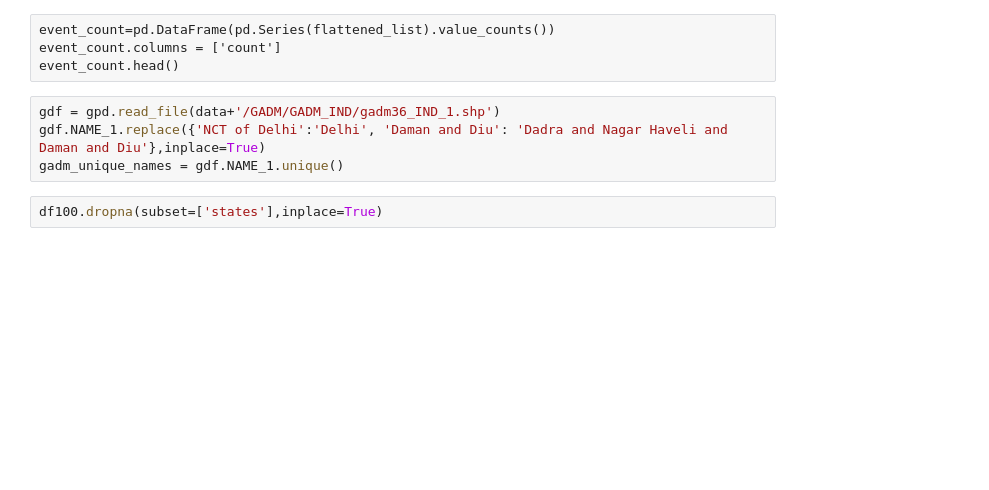
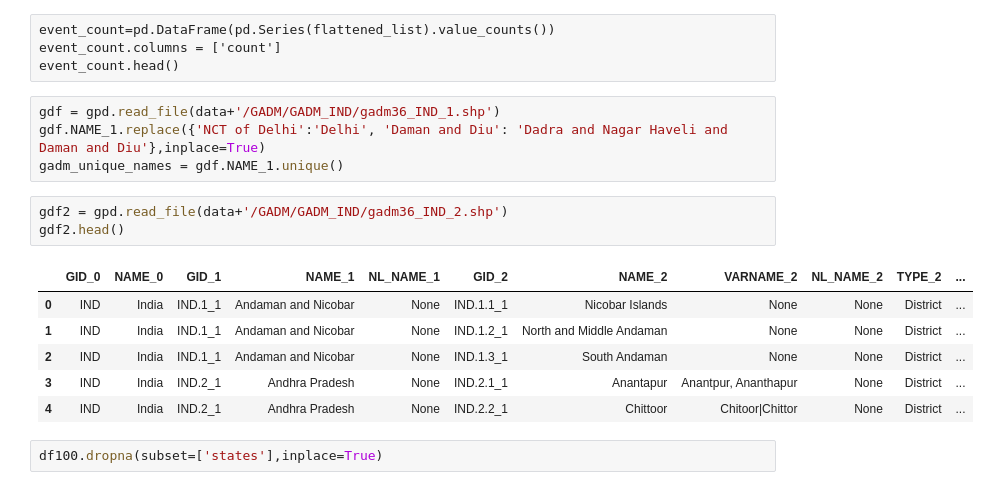
Before and after one commit to nj935/nj935.github.io, a Jupyter notebook: emdat_location3.ipynb, the cells around one changed output. Saved outputs shown, nothing was run; the diff lists cells and outputs as text; blank space fills up the shorter version.

```diff
--- a/emdat_location3.ipynb
+++ b/emdat_location3.ipynb
@@ -276,6 +219,16 @@ event_count.head()
 gdf = gpd.read_file(data+'/GADM/GADM_IND/gadm36_IND_1.shp')
 gdf.NAME_1.replace({'NCT of Delhi':'Delhi', 'Daman and Diu': 'Dadra and Nagar Haveli and Daman and Diu'},inplace=True)
 gadm_unique_names = gdf.NAME_1.unique()
+# %%
+gdf2 = gpd.read_file(data+'/GADM/GADM_IND/gadm36_IND_2.shp')
+gdf2.head()
+# %% [output]
+|  | GID_0 | NAME_0 | GID_1 | NAME_1 | NL_NAME_1 | GID_2 | NAME_2 | VARNAME_2 | NL_NAME_2 | TYPE_2 | ... |
+| 0 | IND | India | IND.1_1 | Andaman and Nicobar | None | IND.1.1_1 | Nicobar Islands | None | None | District | ... |
+| 1 | IND | India | IND.1_1 | Andaman and Nicobar | None | IND.1.2_1 | North and Middle Andaman | None | None | District | ... |
+| 2 | IND | India | IND.1_1 | Andaman and Nicobar | None | IND.1.3_1 | South Andaman | None | None | District | ... |
+| 3 | IND | India | IND.2_1 | Andhra Pradesh | None | IND.2.1_1 | Anantapur | Anantpur, Ananthapur | None | District | ... |
+| 4 | IND | India | IND.2_1 | Andhra Pradesh | None | IND.2.2_1 | Chittoor | Chitoor|Chittor | None | District | ... |
 # %%
 df100.dropna(subset=['states'],inplace=True)
 # %% [output]
```
Also changed, not shown: parts of 10 cells of this notebook.
